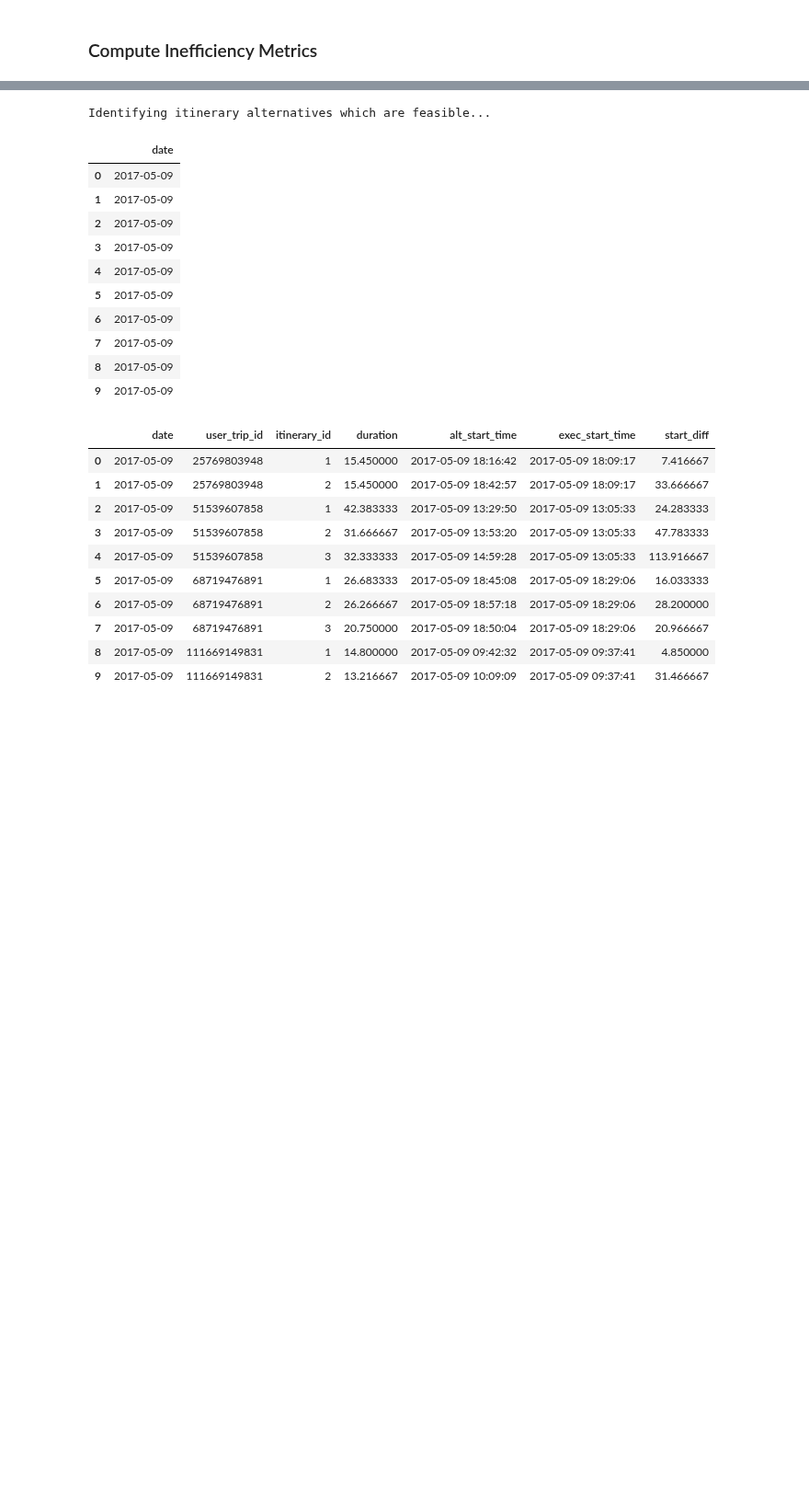
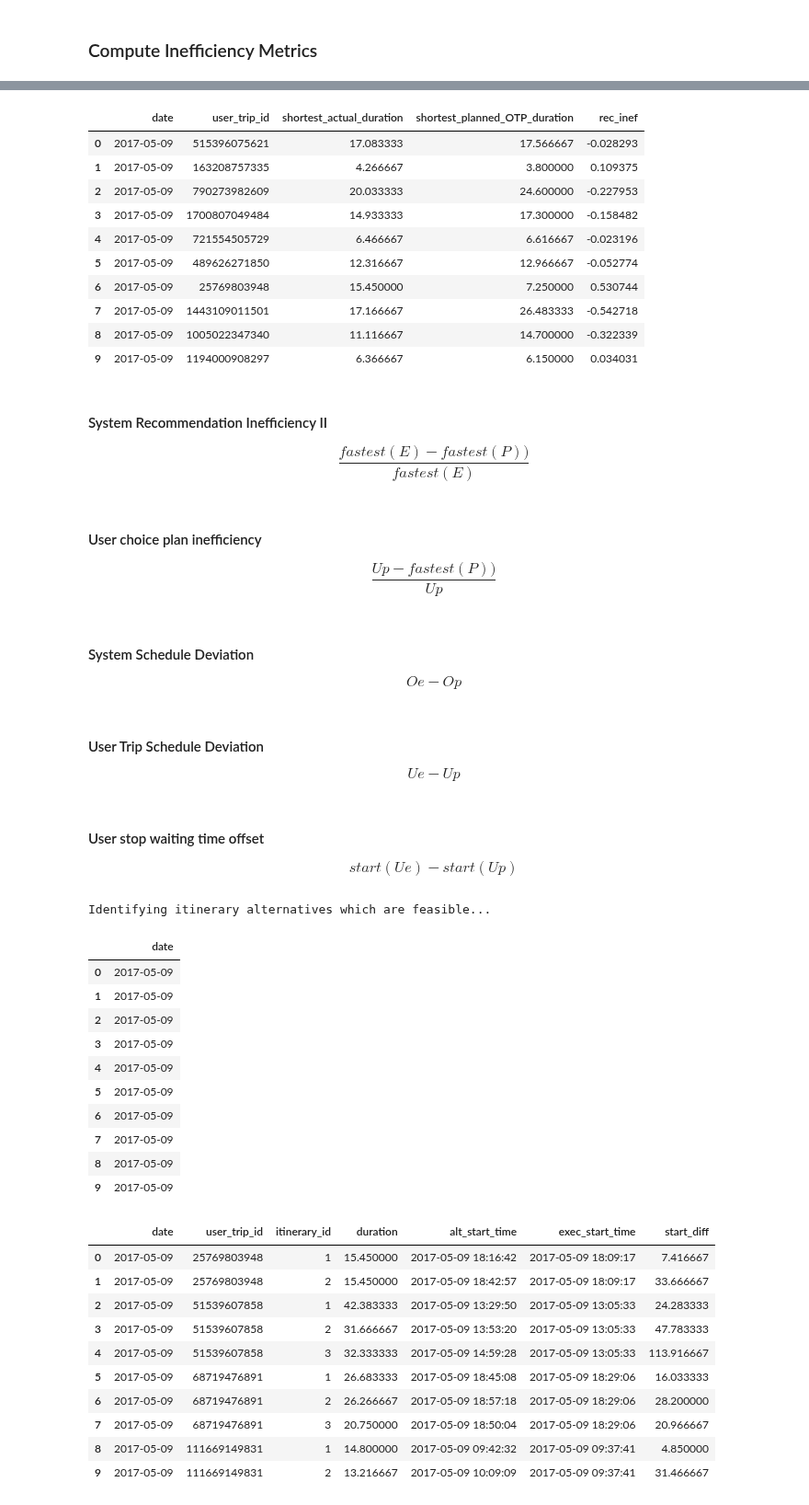
Before and after one commit to tarcisobraz/trips-optimality-exp, a Jupyter notebook: evaluate-trips-script-notebook.ipynb, the cells around one changed output, grey strips where cells are left out. Shown at 92% size. Saved outputs shown, nothing was run; the diff lists cells and outputs as text; code cells hidden in the pictures; blank space fills up the shorter version.

```diff
--- a/evaluate-trips-script-notebook.ipynb
+++ b/evaluate-trips-script-notebook.ipynb
@@ -738,0 +801,12 @@ printdf(trips_inefficiency, l=30)
+# %%
+w_rec_inef_i = Window().partitionBy(['date','user_trip_id']).orderBy(F.col('planned_duration_mins'))
+
+shortest_planned_actual_duration = filtered_trips_itineraries \
+                            .filter('itinerary_id > 0') \
+                            .withColumn("rn", F.row_number().over(w_rec_inef_i)) \
+                            .where(F.col("rn") == 1) \
+                            .select('date','user_trip_id','planned_duration_mins','actual_duration_mins') \
+                            .withColumnRenamed('planned_duration_mins','shortest_OTP_planned_duration') \
+                            .withColumnRenamed('actual_duration_mins','shortest_OTP_actual_duration')
+
+printdf(shortest_planned_actual_duration)
@@ -739,3 +825,58 @@ printdf(trips_inefficiency, l=30)
+# %%
+rec_inef_i = filtered_trips_itineraries \
+                .groupBy(['date','user_trip_id']) \
+                .agg(F.min(F.col('actual_duration_mins')).alias('shortest_actual_duration')) \
+                .join(shortest_planned_actual_duration, on=['date','user_trip_id'], how='inner') \
+                .withColumn('rec_inef',(F.col('shortest_OTP_actual_duration') - F.col('shortest_actual_duration'))/F.col('shortest_OTP_actual_duration'))
+
+printdf(rec_inef_i_features)
+# %% [output]
+|  | date | user_trip_id | shortest_actual_duration | shortest_planned_OTP_duration | rec_inef |
+| 0 | 2017-05-09 | 515396075621 | 17.083333 | 17.566667 | -0.028293 |
+| 1 | 2017-05-09 | 163208757335 | 4.266667 | 3.800000 | 0.109375 |
+| 2 | 2017-05-09 | 790273982609 | 20.033333 | 24.600000 | -0.227953 |
+| 3 | 2017-05-09 | 1700807049484 | 14.933333 | 17.300000 | -0.158482 |
+| 4 | 2017-05-09 | 721554505729 | 6.466667 | 6.616667 | -0.023196 |
+| 5 | 2017-05-09 | 489626271850 | 12.316667 | 12.966667 | -0.052774 |
+| 6 | 2017-05-09 | 25769803948 | 15.450000 | 7.250000 | 0.530744 |
+| 7 | 2017-05-09 | 1443109011501 | 17.166667 | 26.483333 | -0.542718 |
+| 8 | 2017-05-09 | 1005022347340 | 11.116667 | 14.700000 | -0.322339 |
+| 9 | 2017-05-09 | 1194000908297 | 6.366667 | 6.150000 | 0.034031 |
+# %% [markdown]
+#### System Recommendation Inefficiency II
+$$
+\begin{equation*}
+    \frac{fastest(E) - fastest(P))}{fastest(E)}
+\end{equation*}
+$$
+# %% [markdown]
+#### User choice plan inefficiency
+$$
+\begin{equation*}
+    \frac{Up - fastest(P))}{Up}
+\end{equation*}
+$$
+# %% [markdown]
+#### System Schedule Deviation
+$$
+\begin{equation*}
+    {Oe - Op}
+\end{equation*}
+$$
+# %% [markdown]
+#### User Trip Schedule Deviation
+$$
+\begin{equation*}
+    {Ue - Up}
+\end{equation*}
+$$
+# %% [markdown]
+#### User stop waiting time offset
+$$
+\begin{equation*}
+    {start(Ue) - start(Up)}
+\end{equation*}
+$$
 # %%
 print "Identifying itinerary alternatives which are feasible..."
 trips_itineraries_possibilities, filtered_trips_possibilities = determining_trips_alternatives_feasibility(clean_legs_actual_time,od_matrix)
```
Also changed, not shown: parts of 19 cells of this notebook.
